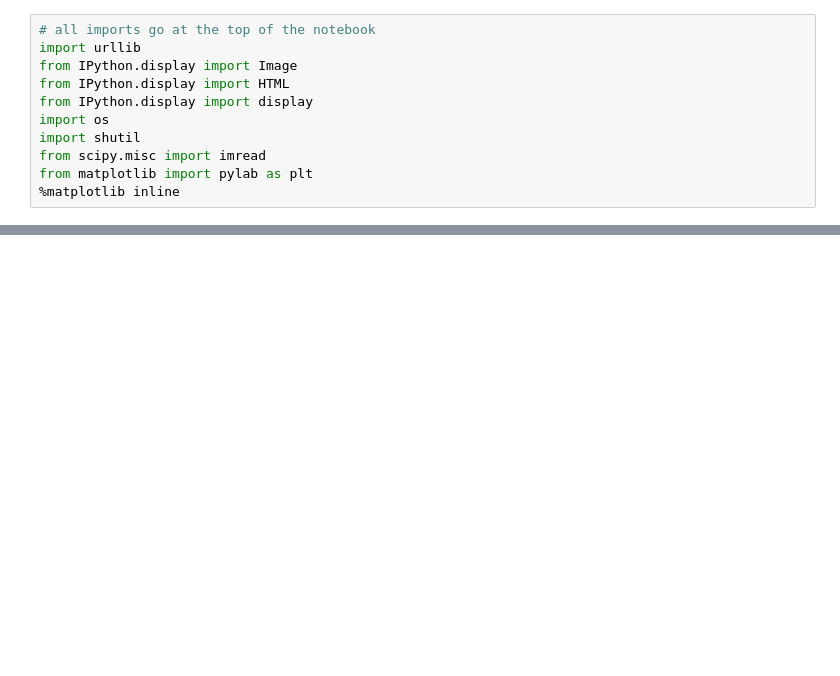
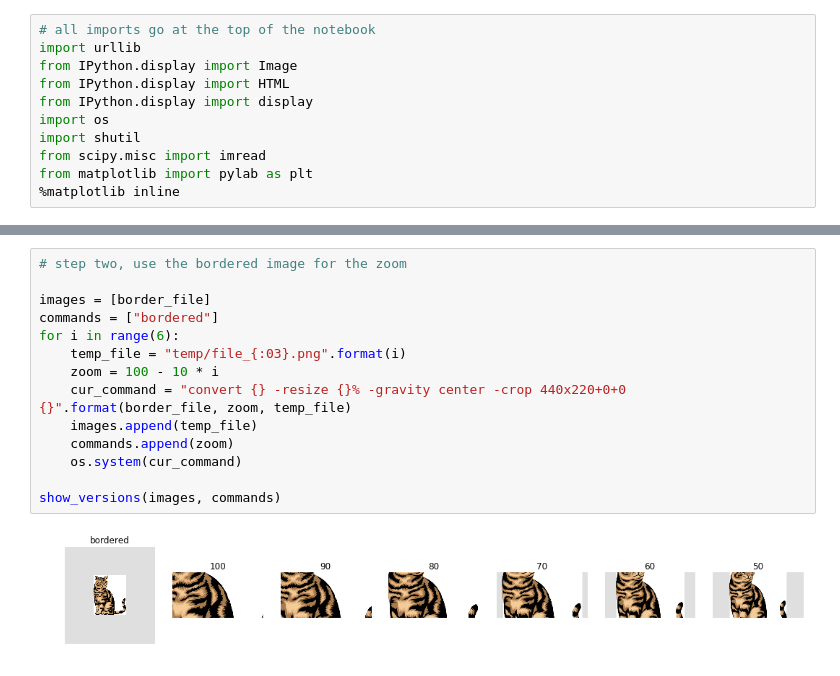
Before and after one commit to vusd/mddn441-2016, a Jupyter notebook: magick.ipynb, the cells around one changed output, grey strips where cells are left out. Saved outputs shown, nothing was run; the diff lists cells and outputs as text; blank space fills up the shorter version.

```diff
--- a/magick.ipynb
+++ b/magick.ipynb
@@ -58,0 +90,16 @@ convert: WriteBlob Failed `temp/crop1.png' @ error/png.c/MagickPNGErrorHandler/1
+# %%
+# step two, use the bordered image for the zoom
+
+images = [border_file]
+commands = ["bordered"]
+for i in range(6):
+    temp_file = "temp/file_{:03}.png".format(i)
+    zoom = 100 - 10 * i
+    cur_command = "convert {} -resize {}% -gravity center -crop 440x220+0+0 {}".format(border_file, zoom, temp_file)
+    images.append(temp_file)
+    commands.append(zoom)
+    os.system(cur_command)
+
+show_versions(images, commands)
+# %% [output]
+[figure, added]
```
Also changed, not shown: parts of 12 cells of this notebook.
